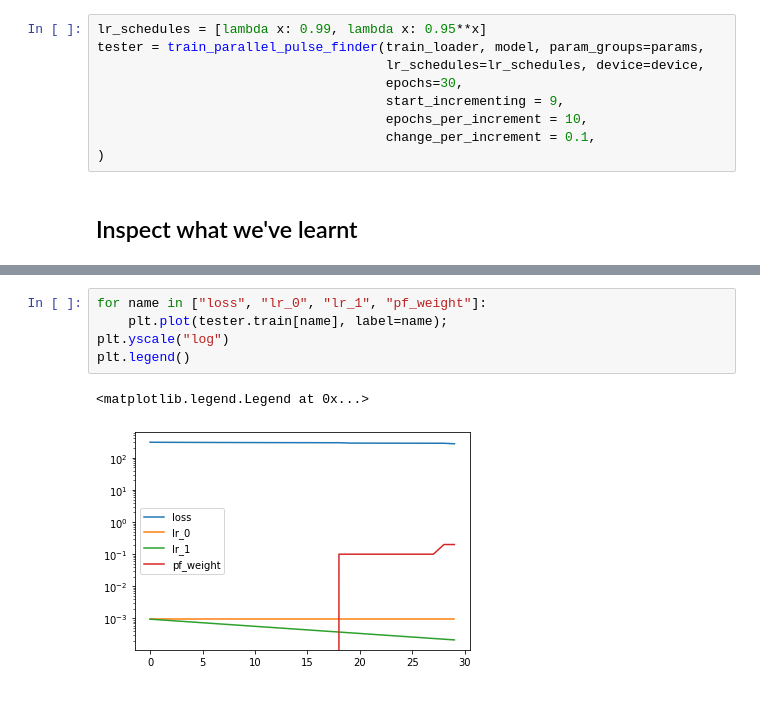
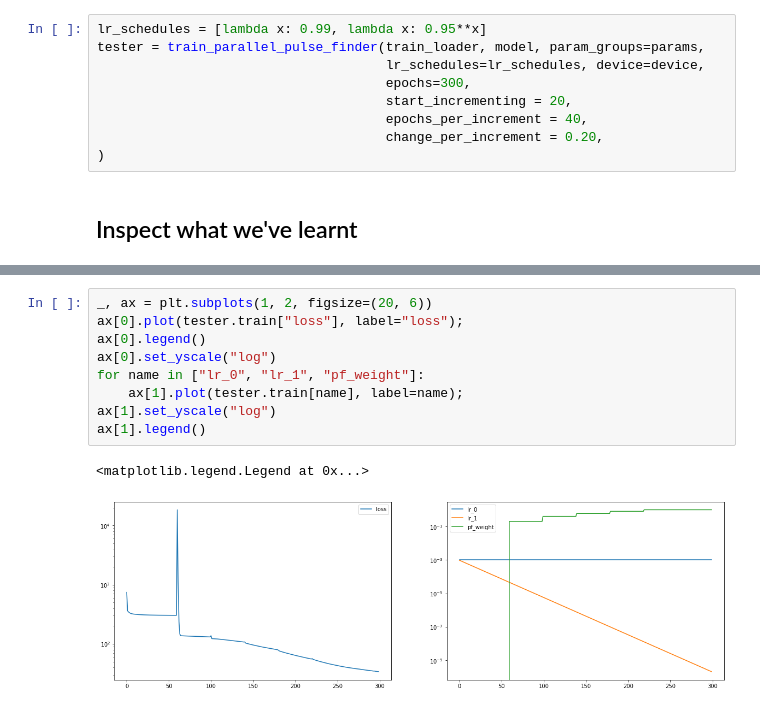
Before and after one commit to benkrikler/wavefilter, a Jupyter notebook: notebooks/train_simple_pulse_finder_torch.ipynb, the cells around one changed output, grey strips where cells are left out. Cells and saved outputs as stored; diff of their text form.

```diff
--- a/notebooks/train_simple_pulse_finder_torch.ipynb
+++ b/notebooks/train_simple_pulse_finder_torch.ipynb
@@ -167,10 +172,10 @@ params = split_parameters(model, ['attend'])
 lr_schedules = [lambda x: 0.99, lambda x: 0.95**x]
 tester = train_parallel_pulse_finder(train_loader, model, param_groups=params,
                                      lr_schedules=lr_schedules, device=device,
-                                     epochs=30,
-                                     start_incrementing = 9,
-                                     epochs_per_increment = 10,
-                                     change_per_increment = 0.1,
+                                     epochs=300,
+                                     start_incrementing = 20,
+                                     epochs_per_increment = 40,
+                                     change_per_increment = 0.20,
 )
 # %% [markdown]
 ## Inspect what we've learnt
@@ -211,11 +211,15 @@ learnt.sum()
-# %%
-for name in ["loss", "lr_0", "lr_1", "pf_weight"]:
-    plt.plot(tester.train[name], label=name);
-plt.yscale("log")
-plt.legend()
-# %% [output]
-<matplotlib.legend.Legend at 0x...>
-[figure, removed]
+# %%
+_, ax = plt.subplots(1, 2, figsize=(20, 6))
+ax[0].plot(tester.train["loss"], label="loss");
+ax[0].legend()
+ax[0].set_yscale("log")
+for name in ["lr_0", "lr_1", "pf_weight"]:
+    ax[1].plot(tester.train[name], label=name);
+ax[1].set_yscale("log")
+ax[1].legend()
+# %% [output]
+<matplotlib.legend.Legend at 0x...>
+[figure, added]
 # %%
 for name, param in model.named_parameters():
   print(f"{name} = {param}")
```
Also changed, not shown: parts of 11 cells of this notebook.
